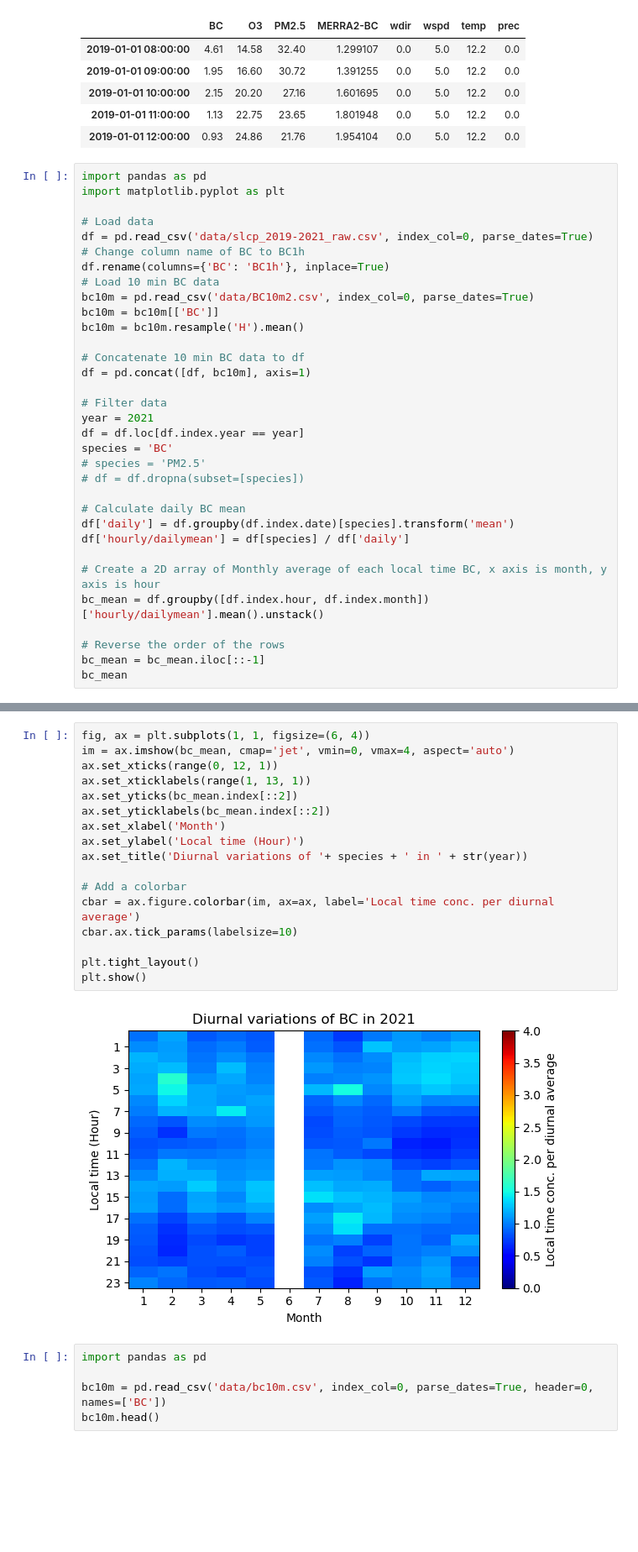
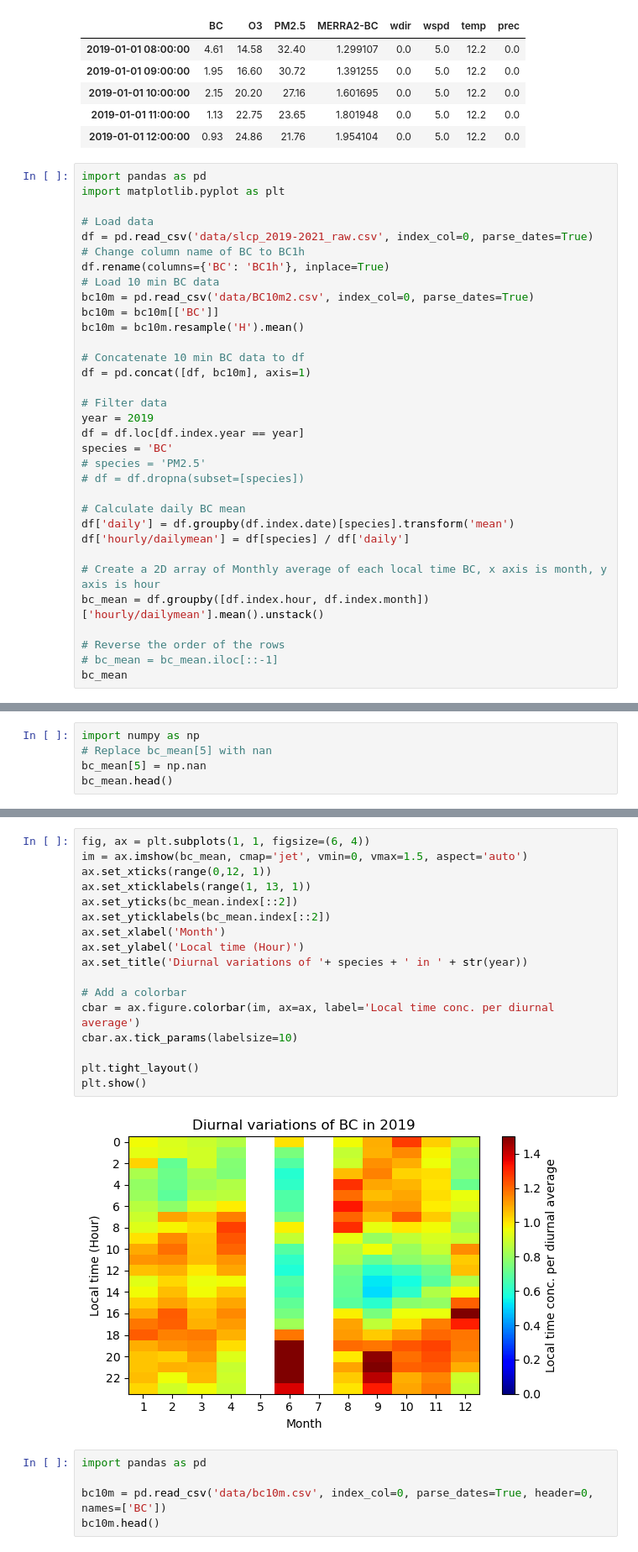
Before and after one commit to do-duytung/slcp-vietnam, a Jupyter notebook: basestats.ipynb, the cells around one changed output, grey strips where cells are left out. Shown at 84% size. Cells and saved outputs as stored; diff of their text form; blank space fills up the shorter version.

```diff
--- a/basestats.ipynb
+++ b/basestats.ipynb
@@ -673,7 +728,7 @@ bc10m = bc10m.resample('H').mean()
 df = pd.concat([df, bc10m], axis=1)
 
 # Filter data
-year = 2021
+year = 2019
 df = df.loc[df.index.year == year]
 species = 'BC'
 # species = 'PM2.5'
@@ -687,7 +742,7 @@ df['hourly/dailymean'] = df[species] / df['daily']
 bc_mean = df.groupby([df.index.hour, df.index.month])['hourly/dailymean'].mean().unstack()
 
 # Reverse the order of the rows
-bc_mean = bc_mean.iloc[::-1]
+# bc_mean = bc_mean.iloc[::-1]
 bc_mean
 # %% [output]
 |  | 1 | 2 | 3 | 4 | 5 | 6 | 7 | 8 | 9 | 10 | 11 | ... |
@@ -709,0 +765,5 @@ bc_mean
+# %%
+import numpy as np
+# Replace bc_mean[5] with nan
+bc_mean[5] = np.nan
+bc_mean.head()
@@ -710,22 +797,22 @@ bc_mean
 # %%
 fig, ax = plt.subplots(1, 1, figsize=(6, 4))
-im = ax.imshow(bc_mean, cmap='jet', vmin=0, vmax=4, aspect='auto')
-ax.set_xticks(range(0, 12, 1))
+im = ax.imshow(bc_mean, cmap='jet', vmin=0, vmax=1.5, aspect='auto')
+ax.set_xticks(range(0,12, 1))
 ax.set_xticklabels(range(1, 13, 1))
 ax.set_yticks(bc_mean.index[::2])
 ax.set_yticklabels(bc_mean.index[::2])
 ax.set_xlabel('Month')
 ax.set_ylabel('Local time (Hour)')
 ax.set_title('Diurnal variations of '+ species + ' in ' + str(year))
 
 # Add a colorbar
 cbar = ax.figure.colorbar(im, ax=ax, label='Local time conc. per diurnal average')
 cbar.ax.tick_params(labelsize=10)
 
 plt.tight_layout()
 plt.show()
 # %% [output]
-[figure, old version]
+[figure, new version]
 # %%
 import pandas as pd
 
```
Also changed, not shown: parts of 11 cells of this notebook, 3 other files.
